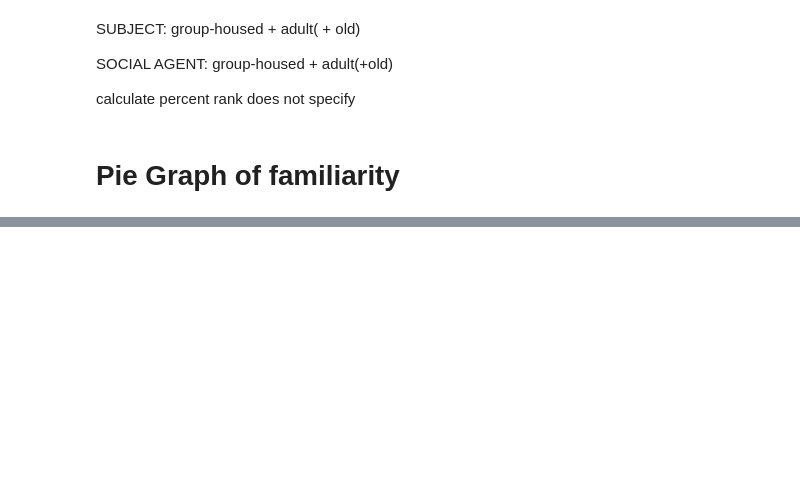
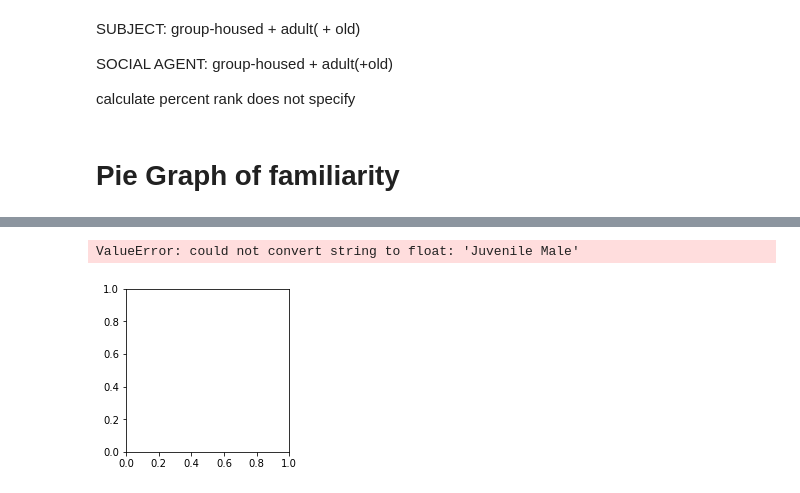
Before and after one commit to padillacoreanolab/literature_review_processing, a Jupyter notebook: results/2022_09_09_literature_review_processing/Graphs for Literature Review.ipynb, the cells around one changed output, grey strips where cells are left out. Drawn from its saved outputs; the diff is of its cells as text; code cells hidden in the pictures; blank space fills up the shorter version.

Commit message:
Work on Pi Graph

```diff
--- a/results/2022_09_09_literature_review_processing/Graphs for Literature Review.ipynb
+++ b/results/2022_09_09_literature_review_processing/Graphs for Literature Review.ipynb
@@ -326,0 +334,3 @@ plt.xlabel('Percent papers not specified', fontsize = 12)
+# %%
+sai_df = survey_df[['Social Agent Age (check all that apply)','Social Agent Sex']]
+sai_df['category'] = 0
@@ -326,0 +343,10 @@ plt.xlabel('Percent papers not specified', fontsize = 12)
+# %%
+age = 'Social Agent Age (check all that apply)'
+sex = 'Social Agent Sex'
+
+conditions = [sai_df[age].str.contains('juv')]
+values = ['juvenil']
+
+sai_df['category'] = np.select(conditions, values)
+
+sai_df.loc[sai_df[age] == 'juv', 'category'] = 30
@@ -326,0 +375,22 @@ plt.xlabel('Percent papers not specified', fontsize = 12)
+# %%
+#Juvenile Male
+sai_lst = []
+for i in range(len(sai_df)):
+    if 'juv' in sai_df['Social Agent Age (check all that apply)'][i]and 'always male' in sai_df['Social Agent Sex'][i]:
+        sai_lst.append('Juvenile Male')
+    if 'juv' in sai_df['Social Agent Age (check all that apply)'][i]and 'always female' in sai_df['Social Agent Sex'][i]:
+        sai_lst.append('Juvenile Female')
+    if 'juv' in sai_df['Social Agent Age (check all that apply)'][i]and 'specif' in sai_df['Social Agent Sex'][i]:
+        sai_lst.append('Juvenile unspecified')
+    if 'adult' in sai_df['Social Agent Age (check all that apply)'][i]and 'always male' in sai_df['Social Agent Sex'][i]:
+        sai_lst.append('Adult Male')
+    if 'adult' in sai_df['Social Agent Age (check all that apply)'][i]and 'intact' in sai_df['Social Agent Sex'][i]:
+        sai_lst.append('Adult Intact Female')
+    if 'adult' in sai_df['Social Agent Age (check all that apply)'][i]and 'ovariectomized' in sai_df['Social Agent Sex'][i]:
+        sai_lst.append('Adult ovariectomized Female')
+    if 'specif' in sai_df['Social Agent Age (check all that apply)'][i]and 'always female' in sai_df['Social Agent Sex'][i]:
+        sai_lst.append('Unspecified Female')
+    if 'specif' in sai_df['Social Agent Age (check all that apply)'][i]and 'always male' in sai_df['Social Agent Sex'][i]:
+        sai_lst.append('Unspecified Male')
+    if 'specif' in sai_df['Social Agent Age (check all that apply)'][i]and 'specif' in sai_df['Social Agent Sex'][i]:
+        sai_lst.append('Does not specify')
@@ -326,0 +420,6 @@ plt.xlabel('Percent papers not specified', fontsize = 12)
+# %%
+
+plt.pie(sai_lst)
+# %% [output]
+ValueError: could not convert string to float: 'Juvenile Male'
+[figure, added]
```
Also changed, not shown: parts of 16 cells of this notebook.
